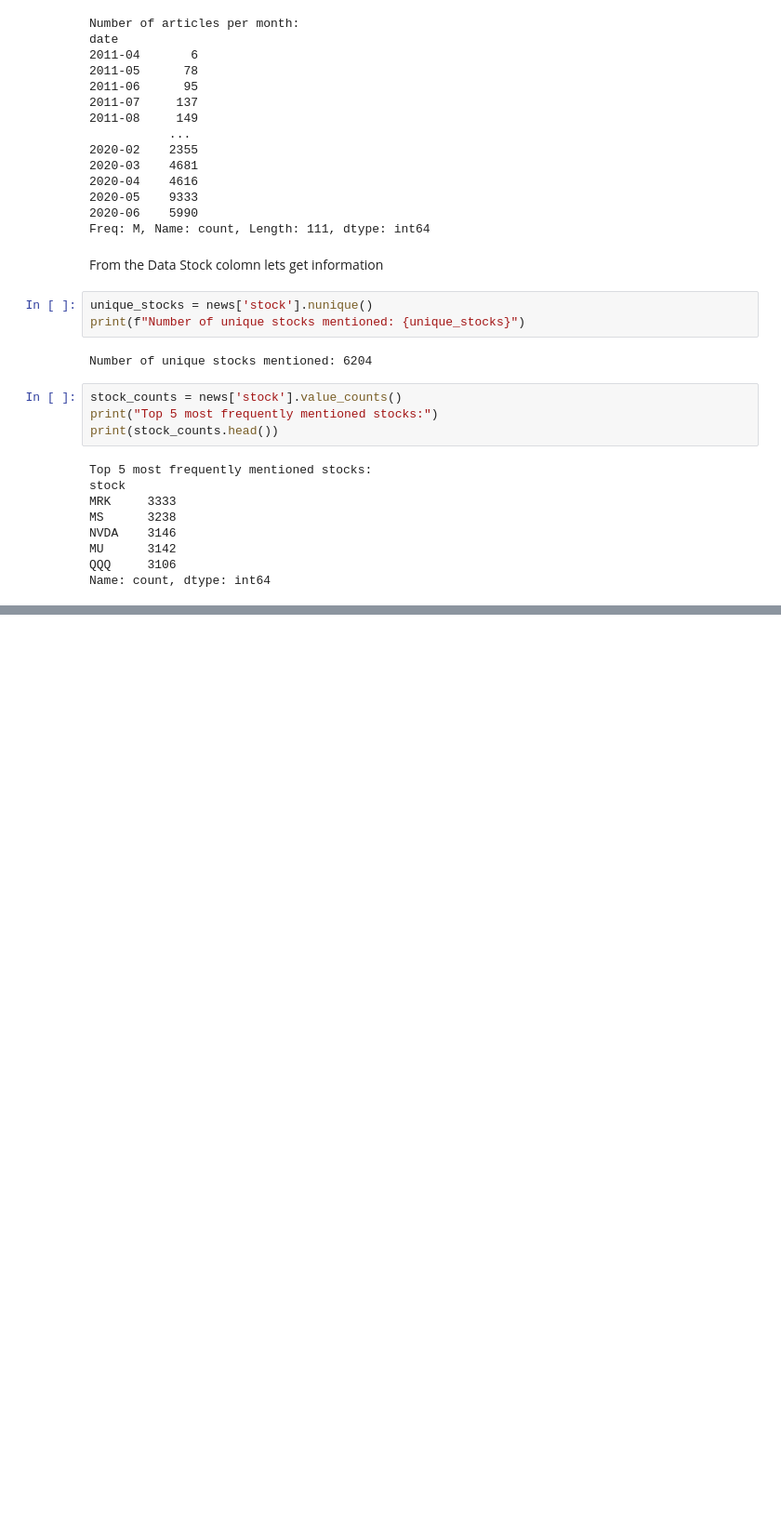
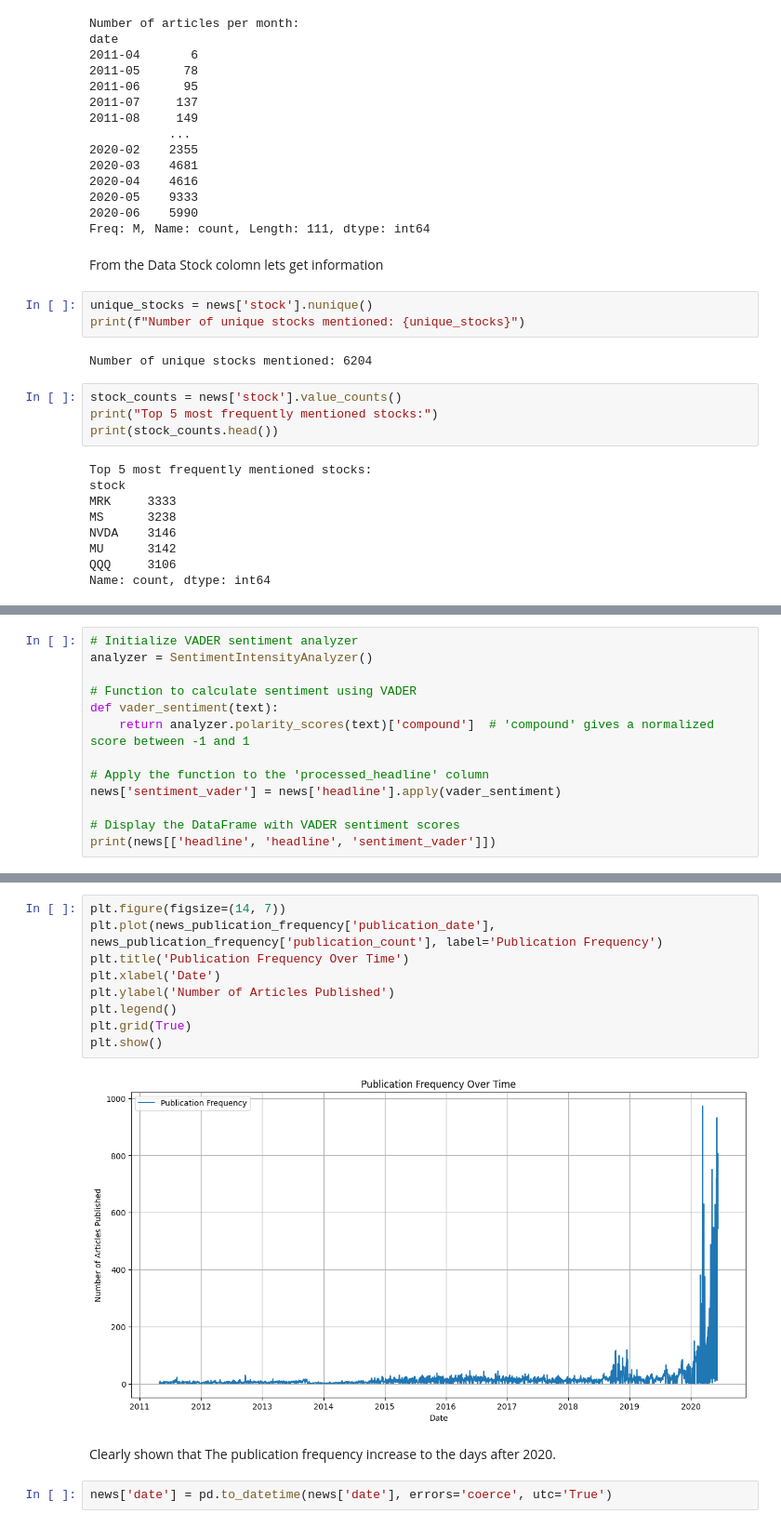
Before and after one commit to beza328/Stock-data-Analysis, a Jupyter notebook: notebooks/News analysis.ipynb, the cells around one changed output, grey strips where cells are left out. Shown at 93% size. Cells and saved outputs as stored; diff of their text form; blank space fills up the shorter version.

```diff
--- a/notebooks/News analysis.ipynb
+++ b/notebooks/News analysis.ipynb
@@ -164,0 +168,13 @@ from collections import Counter
+# %%
+# Initialize VADER sentiment analyzer
+analyzer = SentimentIntensityAnalyzer()
+
+# Function to calculate sentiment using VADER
+def vader_sentiment(text):
+    return analyzer.polarity_scores(text)['compound']  # 'compound' gives a normalized score between -1 and 1
+
+# Apply the function to the 'processed_headline' column
+news['sentiment_vader'] = news['headline'].apply(vader_sentiment)
+
+# Display the DataFrame with VADER sentiment scores
+print(news[['headline', 'headline', 'sentiment_vader']])
@@ -164,0 +333,15 @@ from collections import Counter
+# %%
+plt.figure(figsize=(14, 7))
+plt.plot(news_publication_frequency['publication_date'], news_publication_frequency['publication_count'], label='Publication Frequency')
+plt.title('Publication Frequency Over Time')
+plt.xlabel('Date')
+plt.ylabel('Number of Articles Published')
+plt.legend()
+plt.grid(True)
+plt.show()
+# %% [output]
+[figure, added]
+# %% [markdown]
+Clearly shown that The publication frequency increase to the days after 2020.
+# %%
+news['date'] = pd.to_datetime(news['date'], errors='coerce', utc='True')
```
Also changed, not shown: parts of 20 cells of this notebook.
